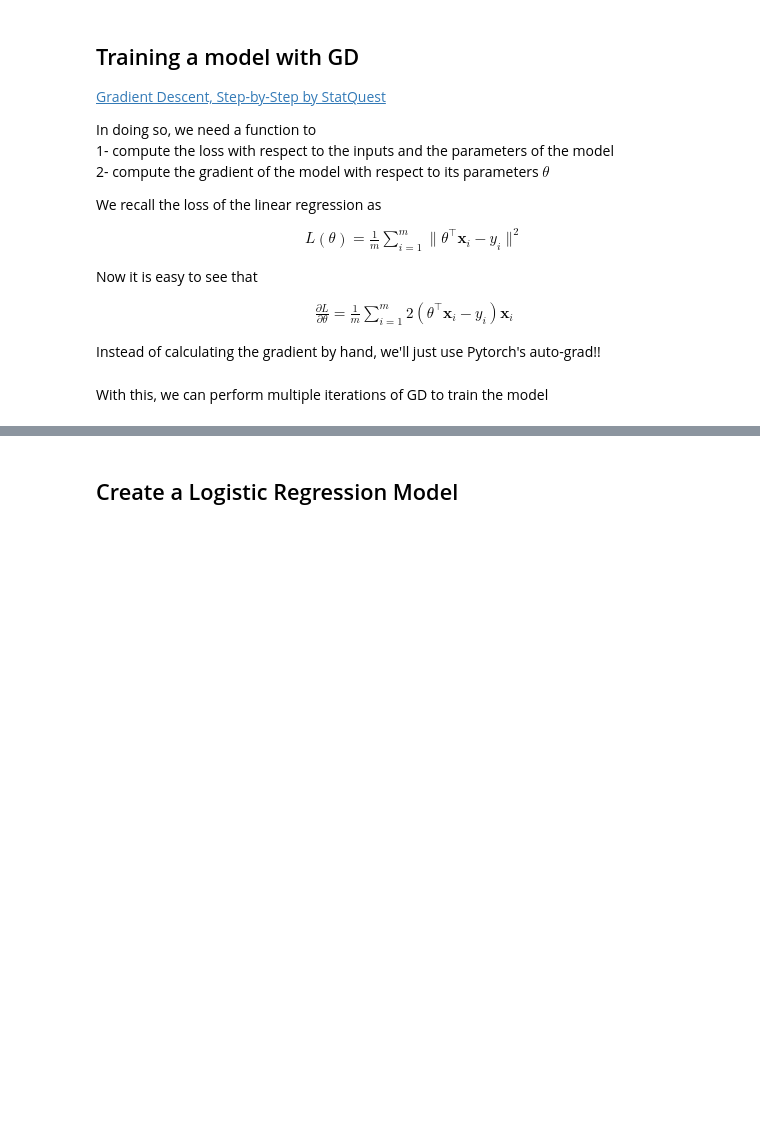
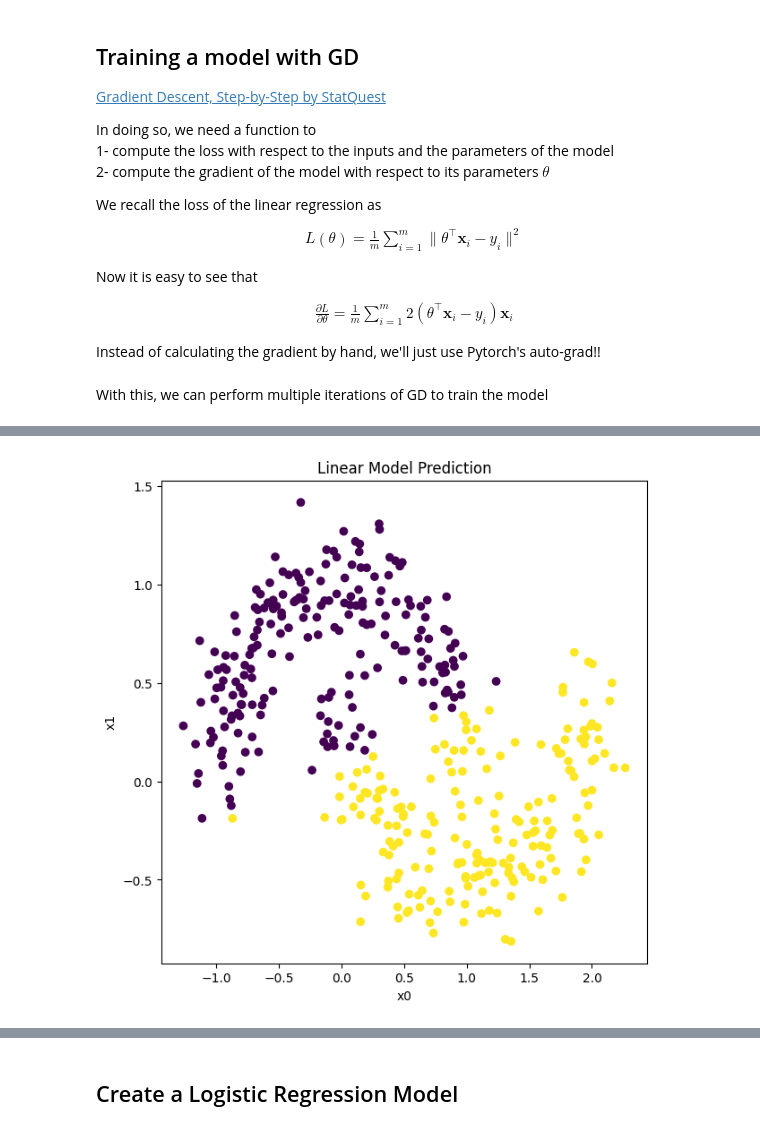
Before and after one commit to twoturtles/pytorch_tutorials, a Jupyter notebook: section02_pytorch_basics/notebooks/Pytorch2_Linear_Logistic_Regression_For_Classification.ipynb, the cells around one changed output, grey strips where cells are left out. Saved outputs shown, nothing was run; the diff lists cells and outputs as text; code cells hidden in the pictures; blank space fills up the shorter version.

```diff
--- a/section02_pytorch_basics/notebooks/Pytorch2_Linear_Logistic_Regression_For_Classification.ipynb
+++ b/section02_pytorch_basics/notebooks/Pytorch2_Linear_Logistic_Regression_For_Classification.ipynb
@@ -137,3 +137,12 @@ Accuracy of linear model(GD): 88.25%
+# %%
+# Lets see what the data looks like
+plt.figure(figsize=(7, 7))
+plt.scatter(x_test[:, 0].numpy(), x_test[:, 1].numpy(), c=class_pred.flatten().numpy())
+_ = plt.xlabel("x0")
+_ = plt.ylabel("x1")
+_ = plt.title("Linear Model Prediction")
+# %% [output]
+[figure, added]
 # %%
 W = torch.stack(weight_grads)  # shape: (epochs, 2)
 b = torch.tensor(bias_grads)  # shape: (epochs,)
```
Also changed, not shown: parts of 8 cells of this notebook, 2 other files.
